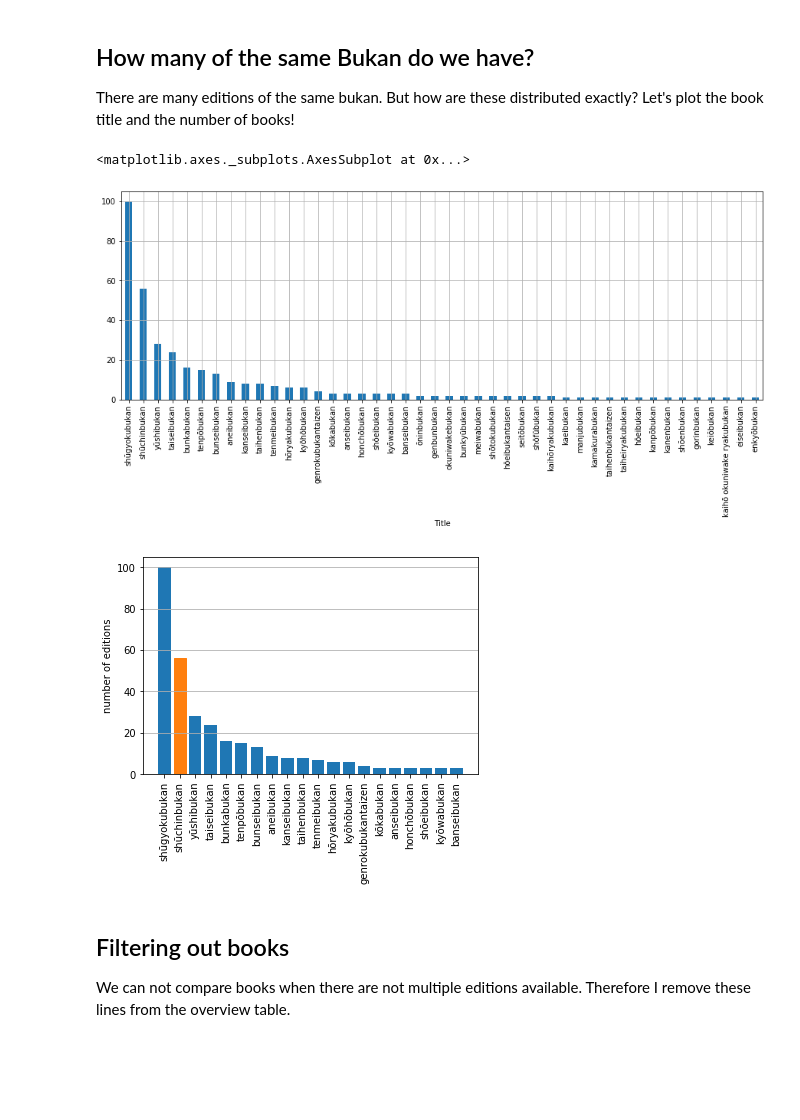
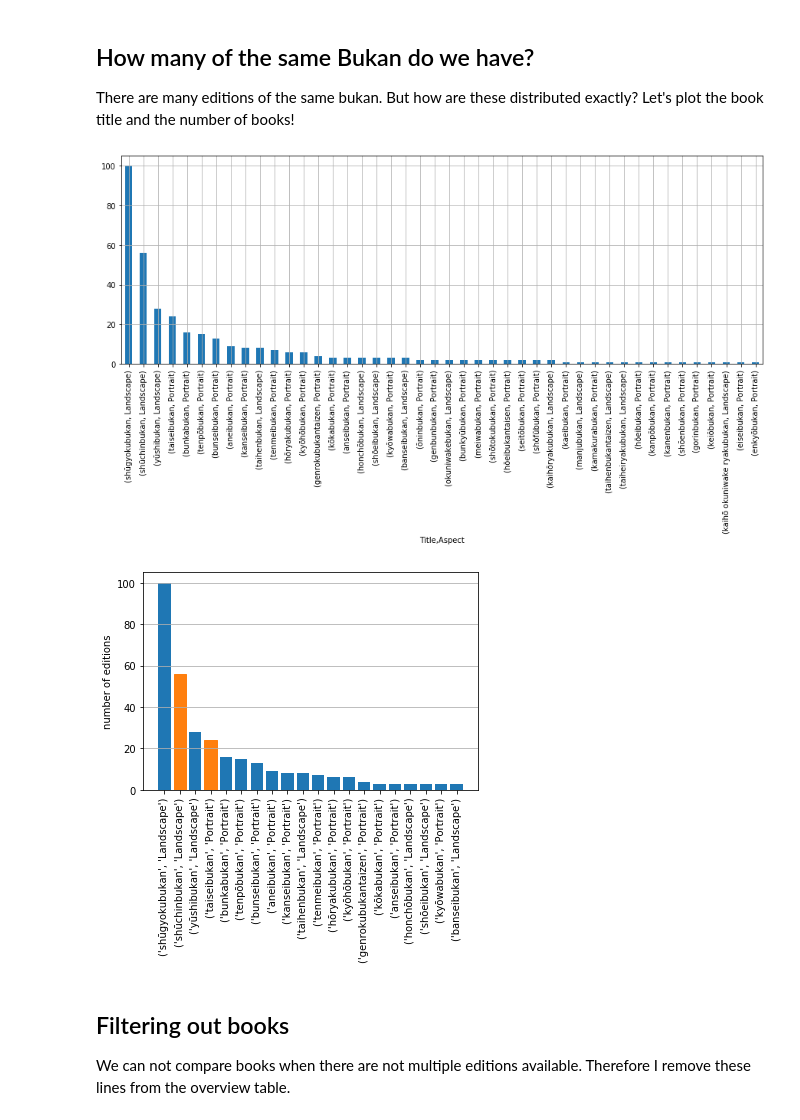
Before and after one commit to leyhline/bukan-collection, a Jupyter notebook: 00-data-validation.ipynb, the cells around one changed output. Drawn from its saved outputs; the diff is of its cells as text; code cells hidden in the pictures; blank space fills up the shorter version.

```diff
--- a/00-data-validation.ipynb
+++ b/00-data-validation.ipynb
@@ -90,15 +90,15 @@ hiragana_mapping = {
 ## How many of the same Bukan do we have?
 There are many editions of the same bukan. But how are these distributed exactly? Let's plot the book title and the number of books!
 # %%
-count_by_name = data.groupby("書名（統一書名）").count()["国文研書誌ID"]
-count_by_name_index = count_by_name.index.map(label_mapping).map(hiragana_mapping)
+count_by_name = data.groupby(["書名（統一書名）", "Aspect"]).count()["国文研書誌ID"]
+count_by_name_index = count_by_name.index.map(lambda idx: (hiragana_mapping[label_mapping[idx[0]]], idx[1]))
+count_by_name_index = count_by_name_index.set_names(["Title", "Aspect"])
 count_by_name_index.name = "Title"
 count_by_name.index = count_by_name_index
 count_by_name_sorted = count_by_name.sort_values(ascending=False)
-count_by_name_sorted.plot(kind="bar", figsize=(15,5), grid=True)
+axes = count_by_name_sorted.plot(kind="bar", figsize=(15,5), grid=True)
 # %% [output]
-<matplotlib.axes._subplots.AxesSubplot at 0x...>
-[figure, old version]
+[figure, new version]
 # %%
 test = count_by_name_sorted[count_by_name_sorted>2]
 bars = plt.bar(range(len(test)), test)
@@ -106,9 +106,10 @@ plt.ylabel("number of editions")
 plt.xticks(range(len(test)), list(test.index), rotation="vertical")
 plt.grid(axis="y")
 bars[1].set_color("#ff7f0e")
+bars[3].set_color("#ff7f0e")
 #plt.savefig("bukan-distribution.pdf", transparent=True, bbox_inches="tight")
 # %% [output]
-[figure, old version]
+[figure, new version]
 # %% [markdown]
 ## Filtering out books
 
```
Also changed, not shown: parts of 4 cells of this notebook, 1 other file.
